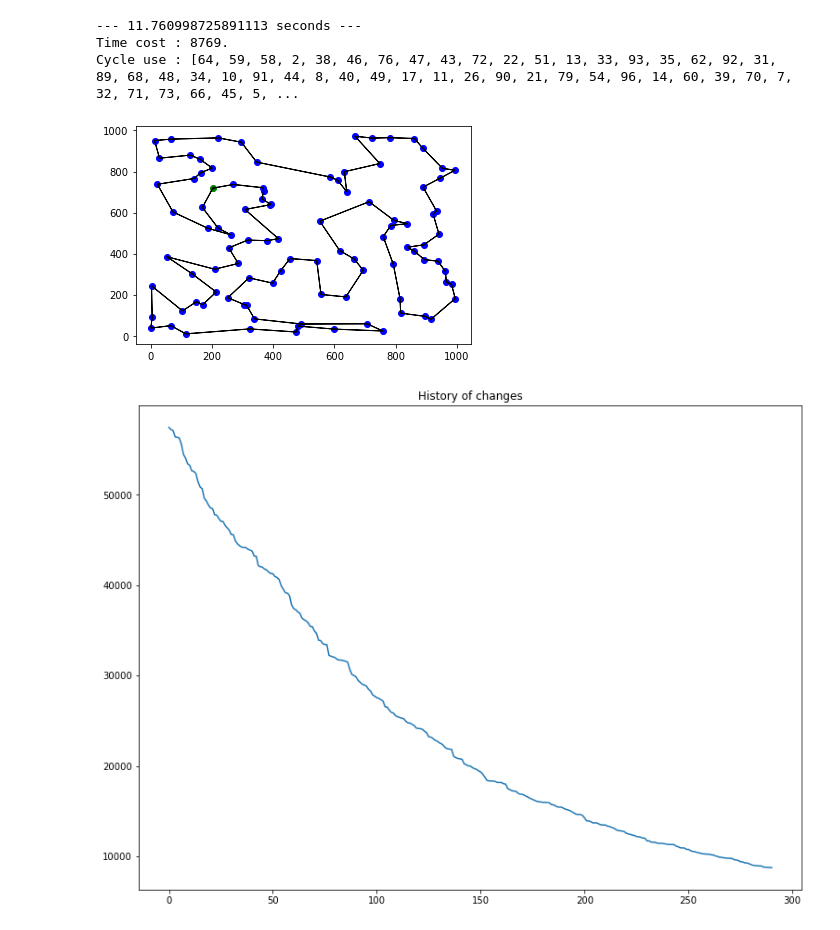
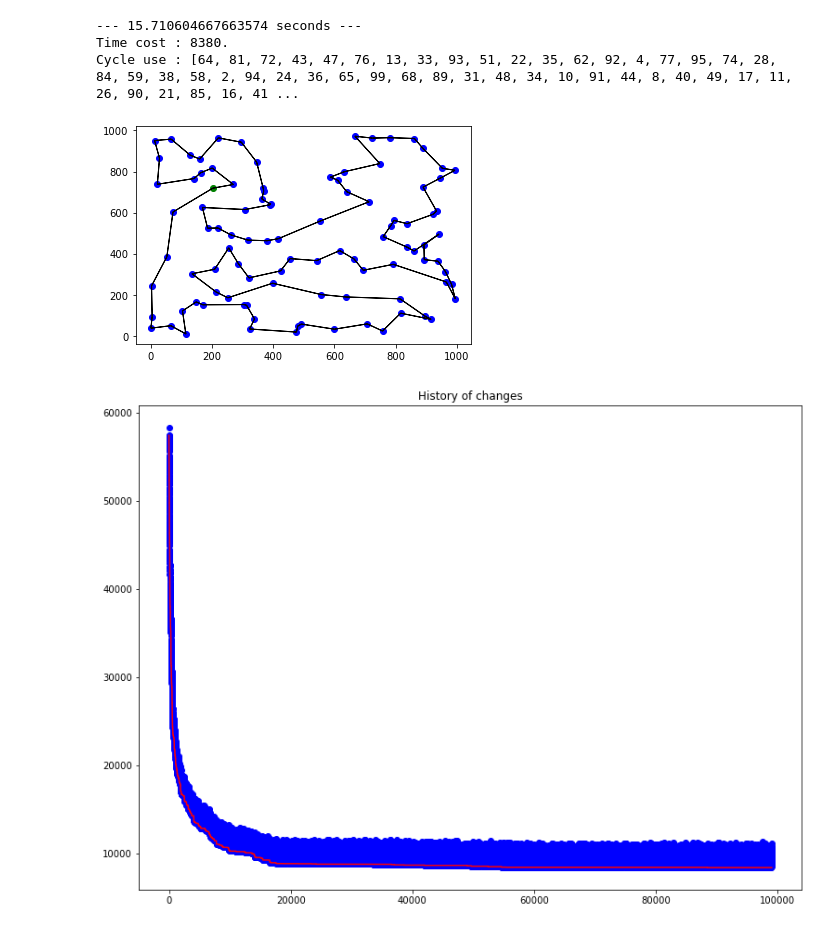
Before and after one commit to SnipeDragons/Algo-Livrable-1, a Jupyter notebook: Recuit.ipynb, the cells around one changed output. Cells and saved outputs as stored; diff of their text form; code cells hidden in the pictures.

```diff
--- a/Recuit.ipynb
+++ b/Recuit.ipynb
@@ -183,6 +183,7 @@ def Recuit(graph: np.array([[()]]), cycle: list, energie: float):
     condition = True
 
     EnergieHistory = [energie]
+    EnergiePath = [energie]
     while(condition):
         nbChanges = 0
         for _ in range(nbPoints*100):
@@ -192,24 +193,26 @@ def Recuit(graph: np.array([[()]]), cycle: list, energie: float):
             # Calculate the cost of the new path
             newE = EnergieSum(graph, newP)
 
+            EnergieHistory.append(newE)
+
             # If the new path is bether
             if newE<energie :
                 # Change the best record
                 energie = newE
                 cycle = newP
                 nbChanges += 1
-                EnergieHistory.append(energie)
                 if(nbChanges == 10*nbPoints):
                     break
 
             elif newE != energie and random.random() < exp(-(newE-energie)/temperature):
                 energie = newE
                 cycle = newP
-                EnergieHistory.append(energie)
+
+            EnergiePath.append(energie)
         temperature *= 0.9
         condition = nbChanges != 0
 
-    return cycle, energie, EnergieHistory
+    return cycle, energie, EnergieHistory, EnergiePath
 
 def BasicChange(cycle: tuple, nbPoints):
     """
@@ -351,32 +354,33 @@ cycle = repository + cycle + repository
 # %%
 random.seed(time.time_ns())
 #random.seed(5)
 ## Initiale solution
 # Calculate the energie of the path
 energie = EnergieSum(graph, cycle)
 
 # Initiate the first figure
 #fig1, ax1 = plt.subplots()
 #DisplayCycle(ax1, points, cycle)
 
 ## Improvement of the solution
 start_time = time.time()
 #cycle, energie = Recuit(graph, cycle, energie, 2000000)#, 0.001)#, 0.999)
-cycle2, energie2, History = Recuit(graph, cycle, energie)
+cycle2, energie2, History, Energiepath = Recuit(graph, cycle, energie)
 
 print("--- %s seconds ---" % (time.time() - start_time))
 print("Time cost : %s." % energie2)
 print("Cycle use : " + str(cycle2) + ".")
 # Initiate the second figure
 fig2, ax2 = plt.subplots()
 DisplayCycle(ax2, points, cycle2, nbPoints<100, nbPoints<1000)
 plt.figure(figsize=(12.8,9.6))
-plt.plot(range(History.__len__()), History)
+plt.plot(range(History.__len__()), History, "bo")
+plt.plot(range(Energiepath.__len__()), Energiepath, "r")
 plt.title("History of changes")
 plt.show()
 # %% [output]
---- 11.760998725891113 seconds ---
-Time cost : 8769.
-Cycle use : [64, 59, 58, 2, 38, 46, 76, 47, 43, 72, 22, 51, 13, 33, 93, 35, 62, 92, 31, 89, 68, 48, 34, 10, 91, 44, 8, 40, 49, 17, 11, 26, 90, 21, 79, 54, 96, 14, 60, 39, 70, 7, 32, 71, 73, 66, 45, 5, ...
+--- 15.710604667663574 seconds ---
+Time cost : 8380.
+Cycle use : [64, 81, 72, 43, 47, 76, 13, 33, 93, 51, 22, 35, 62, 92, 4, 77, 95, 74, 28, 84, 59, 38, 58, 2, 94, 24, 36, 65, 99, 68, 89, 31, 48, 34, 10, 91, 44, 8, 40, 49, 17, 11, 26, 90, 21, 85, 16, 41 ...
-[figure, old version]
+[figure, new version]
-[figure, old version]
+[figure, new version]
```
